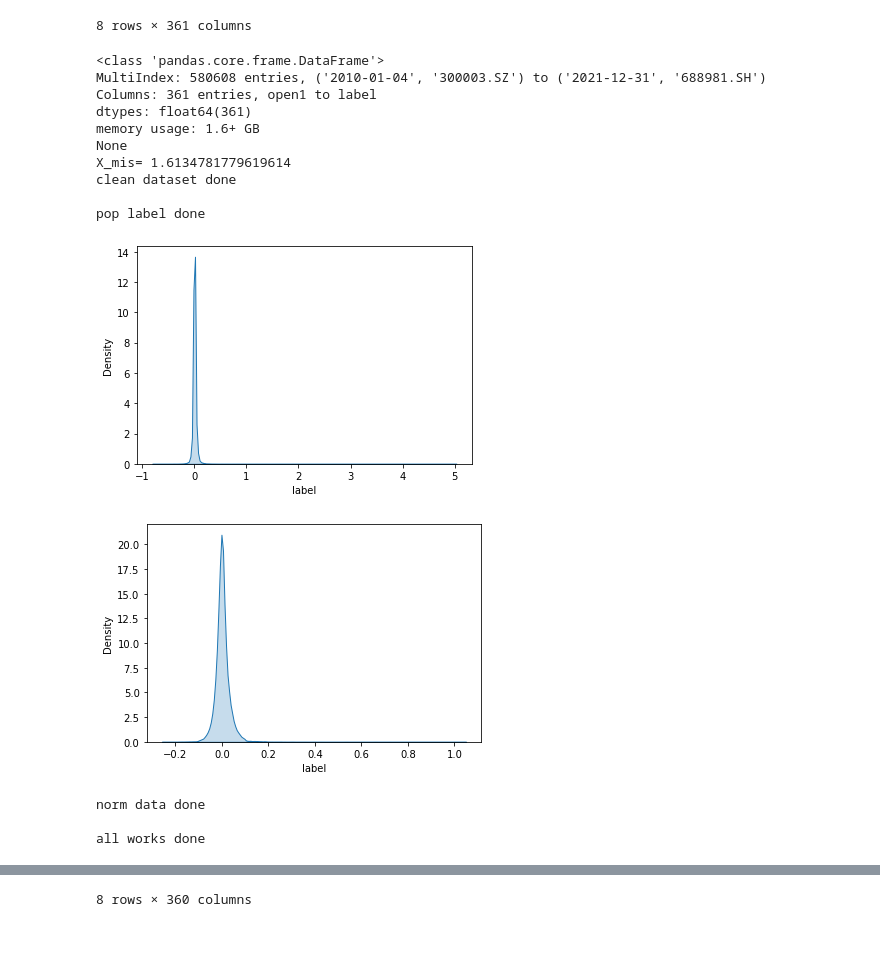
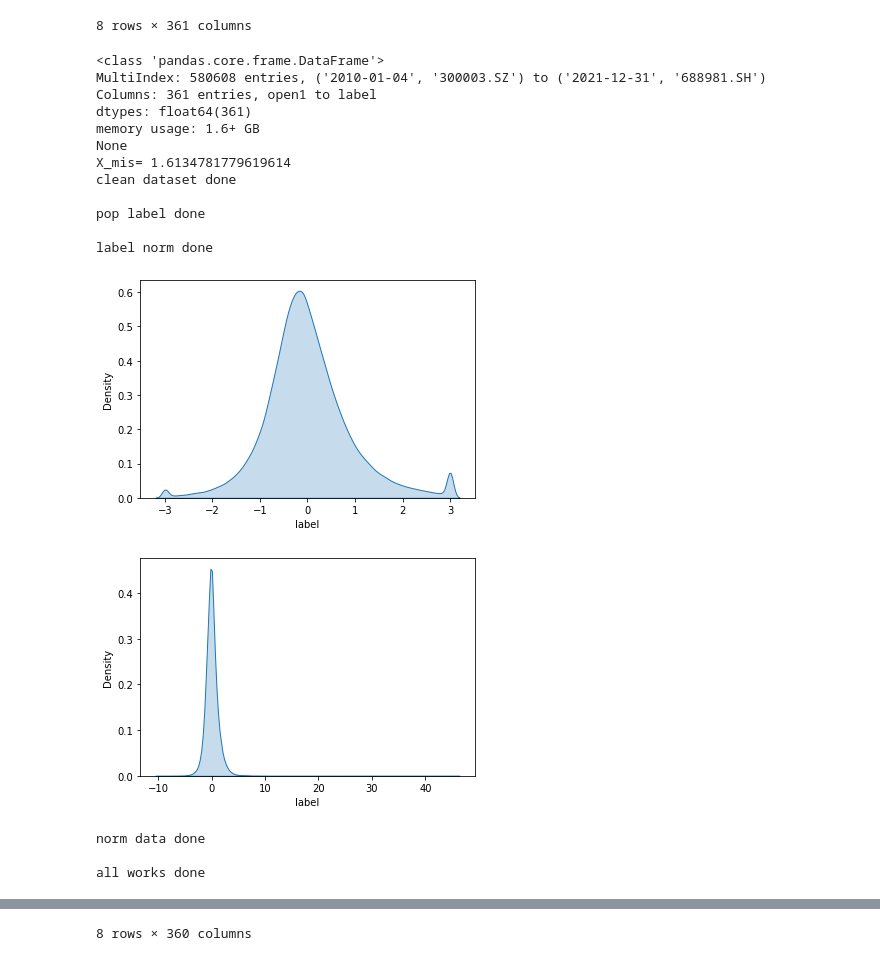
Before and after one commit to HaoningChen/scutquant, a Jupyter notebook: 实践案例/tutorial.ipynb, the cells around one changed output, grey strips where cells are left out. Cells and saved outputs as stored; diff of their text form; code cells hidden in the pictures.

```diff
--- a/实践案例/tutorial.ipynb
+++ b/实践案例/tutorial.ipynb
@@ -118,27 +118,29 @@ X.describe()
 # %%
 # 先拆分出测试集，然后做特征工程、数据清洗，最后可以根据mutual information score选择特征
 
 X_test = X[X.index.isin(df_test.index)]
 X = X[~X.index.isin(df_test.index)]
 
 # 使用auto_process()自动处理训练集和验证集(将在以后的版本完善拆分数据集的函数，使其能够同时处理训练、验证和测试集)
 # select需要消耗大量时间，但可以过滤掉噪声。使用时需要在时间开销和模型性能之间权衡
-x_train, x_valid, y_train, y_valid, ymean, ystd = scutquant.auto_process(X, 'label', groupby='instrument', datetime='datetime',
-                                                                         select=False, orth=False, label_norm=False)
+x_train, x_valid, y_train, y_valid, _, __ = scutquant.auto_process(X, 'label', groupby='instrument', datetime='datetime',
+                                                                         select=False, orth=False, label_norm=True)
 x_train.describe()
 # %% [output]
 <class 'pandas.core.frame.DataFrame'>
 MultiIndex: 580608 entries, ('2010-01-04', '300003.SZ') to ('2021-12-31', '688981.SH')
 Columns: 361 entries, open1 to label
 dtypes: float64(361)
 memory usage: 1.6+ GB
 None
 X_mis= 1.6134781779619614
 clean dataset done
 
 pop label done
+
+label norm done
-[figure, old version]
+[figure, new version]
-[figure, old version]
+[figure, new version]
 norm data done
 
 all works done
```
Also changed, not shown: parts of 7 cells of this notebook.
